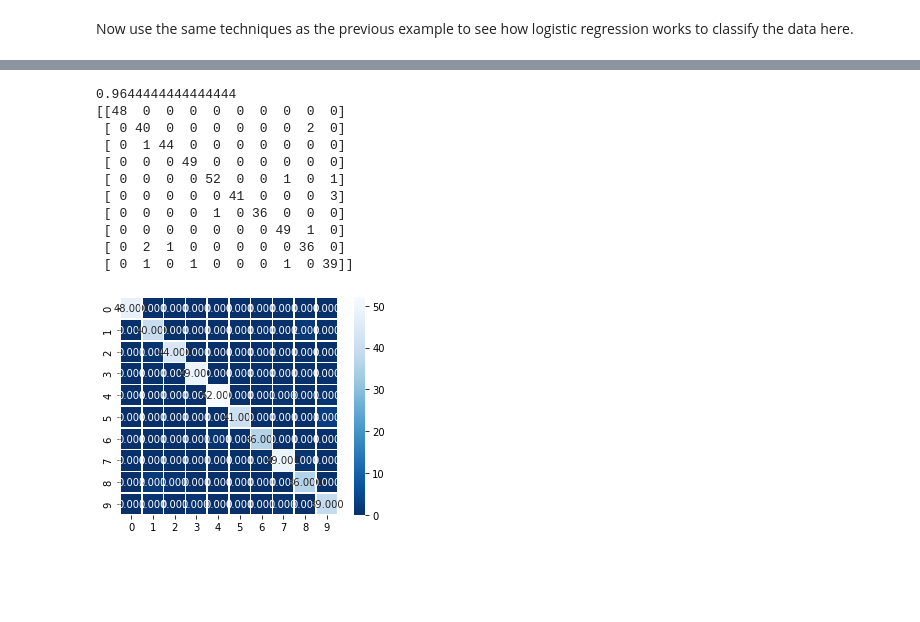
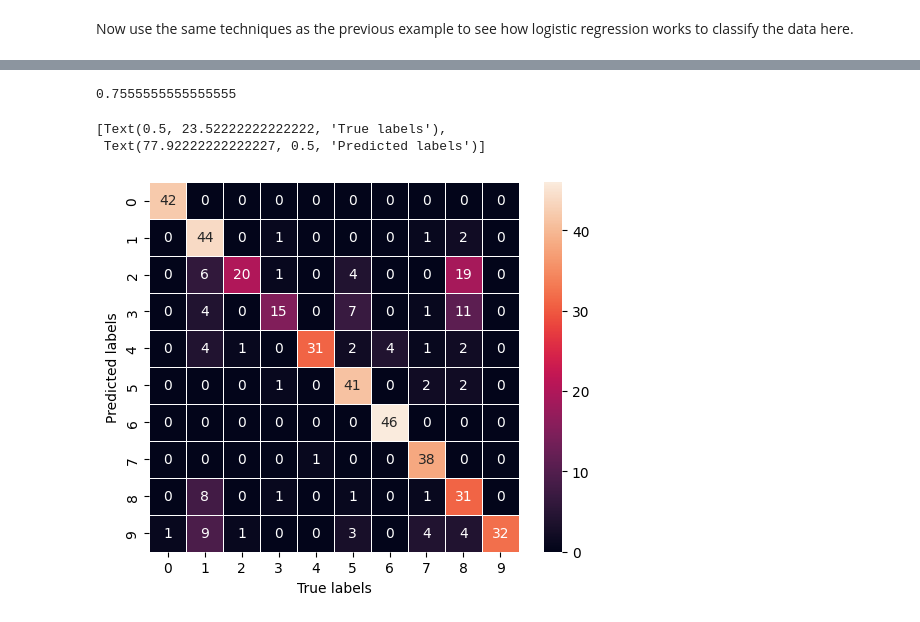
Before and after one commit to Center-for-Health-Data-Science/IntroToML, a Jupyter notebook: Day1/Classification.ipynb, the cells around one changed output, grey strips where cells are left out. Drawn from its saved outputs; the diff is of its cells as text; code cells hidden in the pictures; blank space fills up the shorter version.

```diff
--- a/Day1/Classification.ipynb
+++ b/Day1/Classification.ipynb
@@ -139,0 +249,13 @@ LogisticRegression()
+# %%
+from sklearn.ensemble import RandomForestClassifier
+x_train, x_test, y_train, y_test = train_test_split(digits.data_scaled,
+                                                    digits.target,
+                                                    test_size=0.25,
+                                                    random_state=198)
+classifier = RandomForestClassifier(n_estimators=100)
+classifier.fit(x_train, y_train)
+print("Score: {:.3f}".format(classifier.score(x_test, y_test)))
+predictions = classifier.predict(x_test)
+cm = metrics.confusion_matrix(y_test, predictions)
+ax = sns.heatmap(cm, annot=True, linewidths=.5, square = True)
+ax.set(xlabel="True label", ylabel="Predicted label")
@@ -139,0 +269,13 @@ LogisticRegression()
+# %%
+ntrees = np.concatenate(([5,10,20,30,40], np.arange(50, 501, 50), np.arange(600, 1501, 100)))
+#ntrees = np.array([5,10,20,30,40])
+maxdepths = [2,5,10,25,None]
+scores = np.zeros((np.shape(ntrees)[0], 5))
+
+for index in np.arange(np.shape(ntrees)[0]):
+  nt = ntrees[index]
+  print(nt)
+  for index2, md in enumerate(maxdepths):
+    classifier = RandomForestClassifier(n_estimators=nt, max_depth=md)
+    classifier.fit(x_train, y_train)
+    scores[index, index2] = classifier.score(x_test, y_test)
@@ -140,22 +320,15 @@ LogisticRegression()
 # %%
-from sklearn.pipeline import make_pipeline
-pipe = make_pipeline(preprocessing.StandardScaler(), LogisticRegression(class_weight="balanced"))
-pipe.fit(x_train, y_train)
-print(pipe.score(x_test, y_test))
-predictions = pipe.predict(x_test)
+from sklearn.naive_bayes import GaussianNB
+
+nbc = GaussianNB()
+nbc.fit(x_train, y_train)
+print(nbc.score(x_test, y_test))
+predictions = nbc.predict(x_test)
 cm = metrics.confusion_matrix(y_test, predictions)
-print(cm)
-sns.heatmap(cm, annot=True, fmt=".3f", linewidths=.5, square = True, cmap = 'Blues_r');
+ax = sns.heatmap(cm, annot=True, linewidths=.5, square = True)
+ax.set (xlabel="True labels", ylabel="Predicted labels")
 # %% [output]
-0.9644444444444444
-[[48  0  0  0  0  0  0  0  0  0]
- [ 0 40  0  0  0  0  0  0  2  0]
- [ 0  1 44  0  0  0  0  0  0  0]
- [ 0  0  0 49  0  0  0  0  0  0]
- [ 0  0  0  0 52  0  0  1  0  1]
- [ 0  0  0  0  0 41  0  0  0  3]
- [ 0  0  0  0  1  0 36  0  0  0]
- [ 0  0  0  0  0  0  0 49  1  0]
- [ 0  2  1  0  0  0  0  0 36  0]
- [ 0  1  0  1  0  0  0  1  0 39]]
+0.7555555555555555
+[Text(0.5, 23.52222222222222, 'True labels'),
+ Text(77.92222222222227, 0.5, 'Predicted labels')]
-[figure, old version]
+[figure, new version]
```
Also changed, not shown: parts of 34 cells of this notebook.
